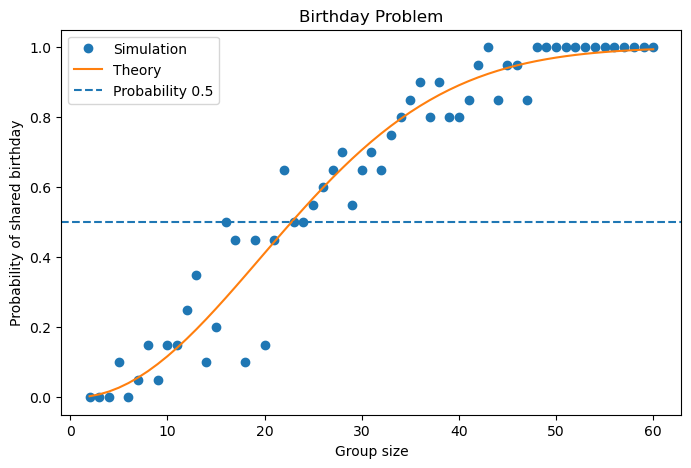
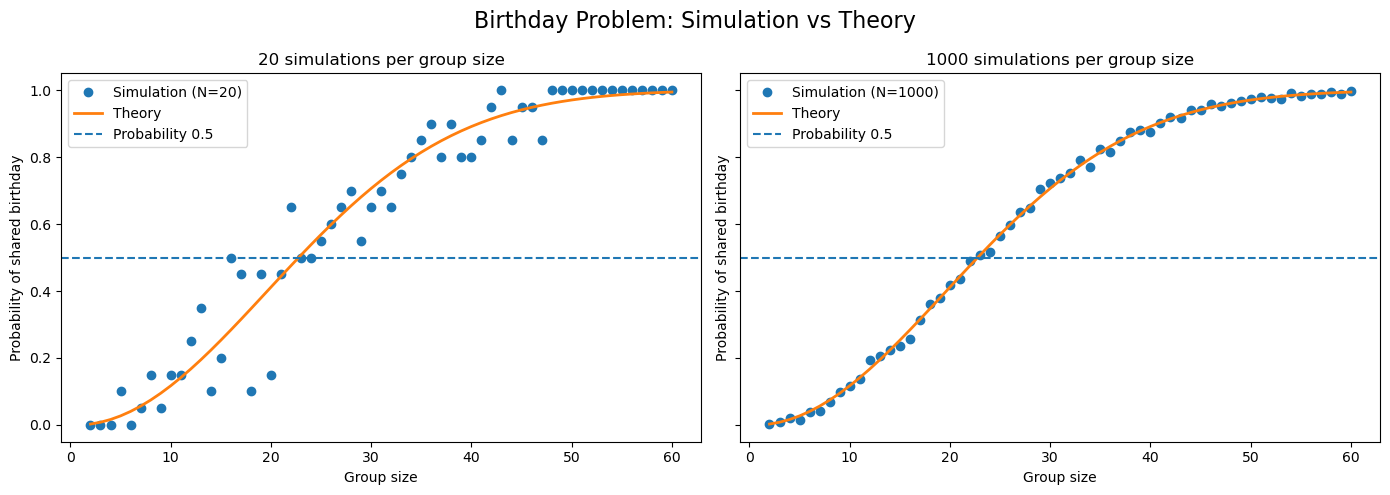
Unified diff of the notebook cell whose output changed from the first chart to the second:
--- before
+++ after
@@ -5,36 +5,65 @@
 np.random.seed(42)
 
-def birthday_simulation(group_size, N=20):
+def birthday_simulation(group_size, N):
     success = 0
-    
+
     for _ in range(N):
         birthdays = np.random.randint(1, 366, size=group_size)
+
         if len(set(birthdays)) < group_size:
             success += 1
-            
+
     return success / N
 
+
 group_sizes = np.arange(2, 61)
-empirical_probs = np.array([
-    birthday_simulation(n) for n in group_sizes
-])
 
+# Theoretical probabilities
 theoretical_probs = []
 
 for n in group_sizes:
     prob_all_different = 1.0
+
     for k in range(n):
         prob_all_different *= (365 - k) / 365
+
     theoretical_probs.append(1 - prob_all_different)
 
 theoretical_probs = np.array(theoretical_probs)
 
-plt.figure(figsize=(8, 5))
-plt.plot(group_sizes, empirical_probs, "o", label="Simulation")
-plt.plot(group_sizes, theoretical_probs, label="Theory")
-plt.axhline(0.5, linestyle="--", label="Probability 0.5")
-plt.xlabel("Group size")
-plt.ylabel("Probability of shared birthday")
-plt.title("Birthday Problem")
-plt.legend()
+# Two different simulation sizes
+sample_sizes = [20, 1000]
+
+# Create side-by-side plots
+fig, axes = plt.subplots(1, 2, figsize=(14, 5), sharey=True)
+
+for ax, N in zip(axes, sample_sizes):
+
+    empirical_probs = np.array([
+        birthday_simulation(n, N)
+        for n in group_sizes
+    ])
+
+    ax.plot(group_sizes,
+            empirical_probs,
+            "o",
+            label=f"Simulation (N={N})")
+
+    ax.plot(group_sizes,
+            theoretical_probs,
+            linewidth=2,
+            label="Theory")
+
+    ax.axhline(0.5,
+               linestyle="--",
+               label="Probability 0.5")
+
+    ax.set_xlabel("Group size")
+    ax.set_ylabel("Probability of shared birthday")
+    ax.set_title(f"{N} simulations per group size")
+    ax.legend()
+
+plt.suptitle("Birthday Problem: Simulation vs Theory", fontsize=16)
+
+plt.tight_layout()
 plt.show()

Commit: now code is not seen